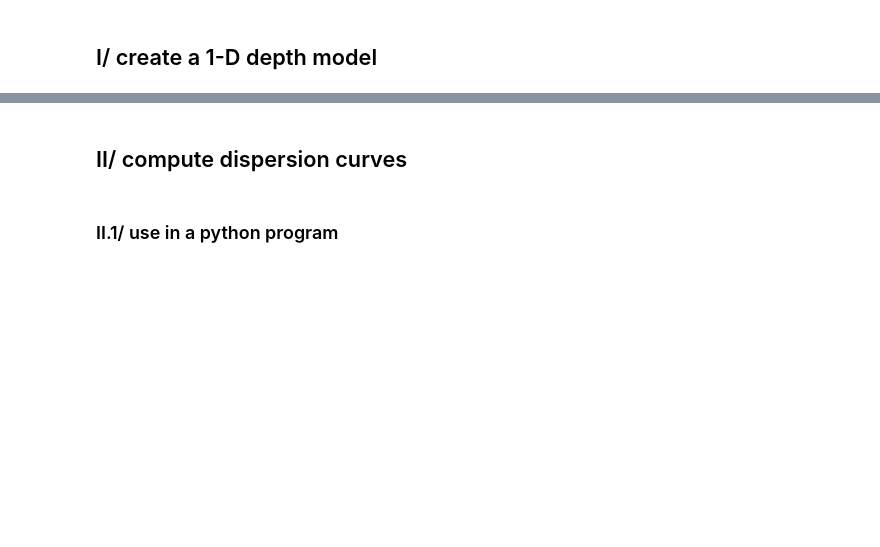
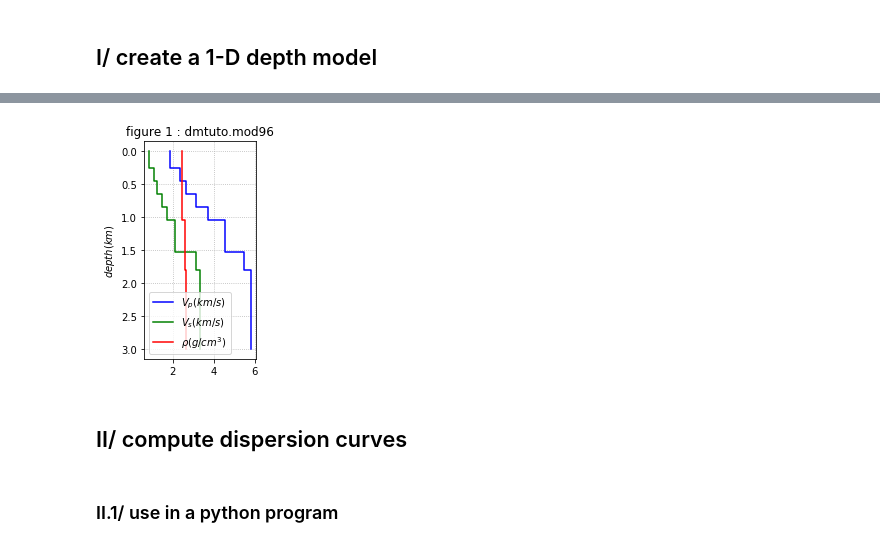
Before and after one commit to obsmax/srfpython, a Jupyter notebook: srfpython/tutorial/tutorial.ipynb, the cells around one changed output, grey strips where cells are left out. Drawn from its saved outputs; the diff is of its cells as text; code cells hidden in the pictures; blank space fills up the shorter version.

```diff
--- a/srfpython/tutorial/tutorial.ipynb
+++ b/srfpython/tutorial/tutorial.ipynb
@@ -32,11 +89,15 @@ print dm #__str__ returns the file content at mod96 format, see Herrmann doc (CP
 dm.write96('dmtuto.mod96')
 # %%
-# display
+# -----------------------
+# display the depth model
+# -----------------------
 plt.figure(figsize=(2, 4))
 dm.show(gca())
 gca().set_title('figure 1 : dmtuto.mod96')
-gca().grid(True)
+gca().grid(True, linestyle=":")
 plt.legend();
+# %% [output]
+[figure, added]
 # %% [markdown]
 ## II/ compute dispersion curves
 # %% [markdown]
```
Also changed, not shown: parts of 33 cells of this notebook, 4 other files.
